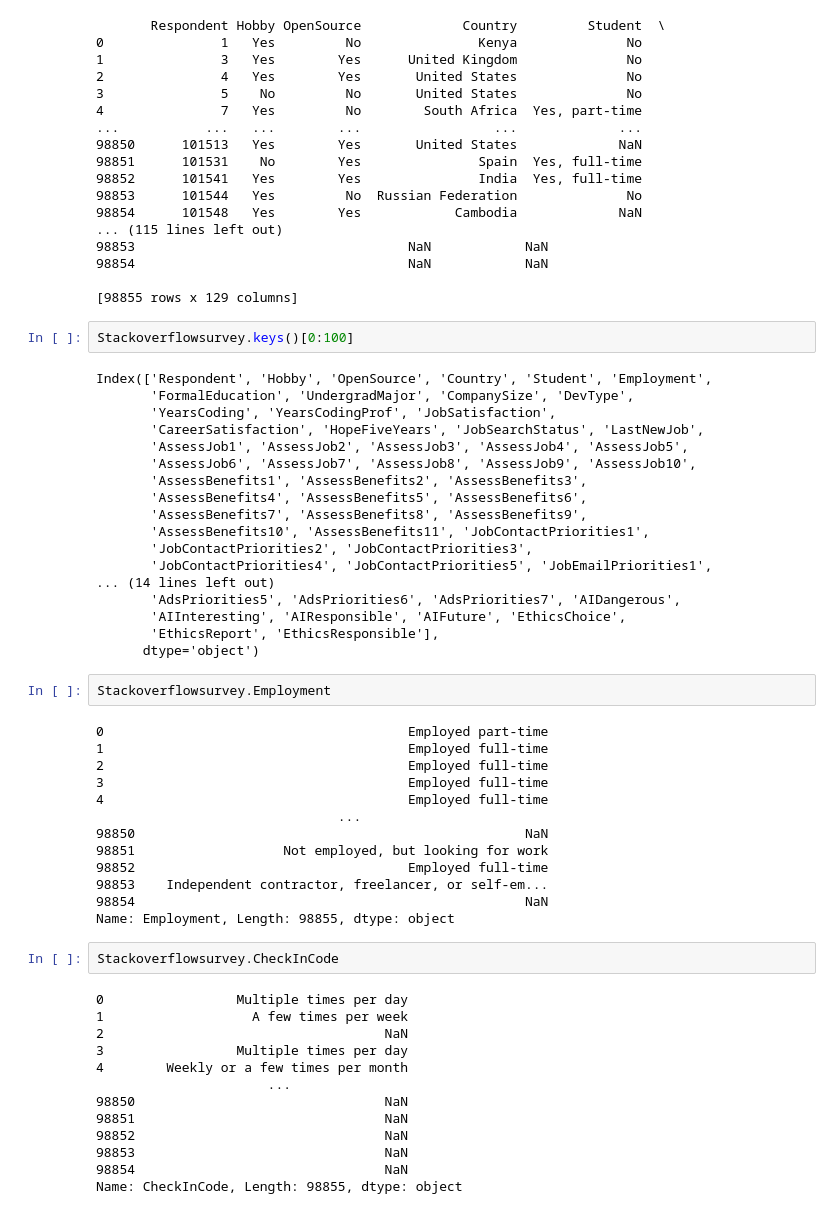
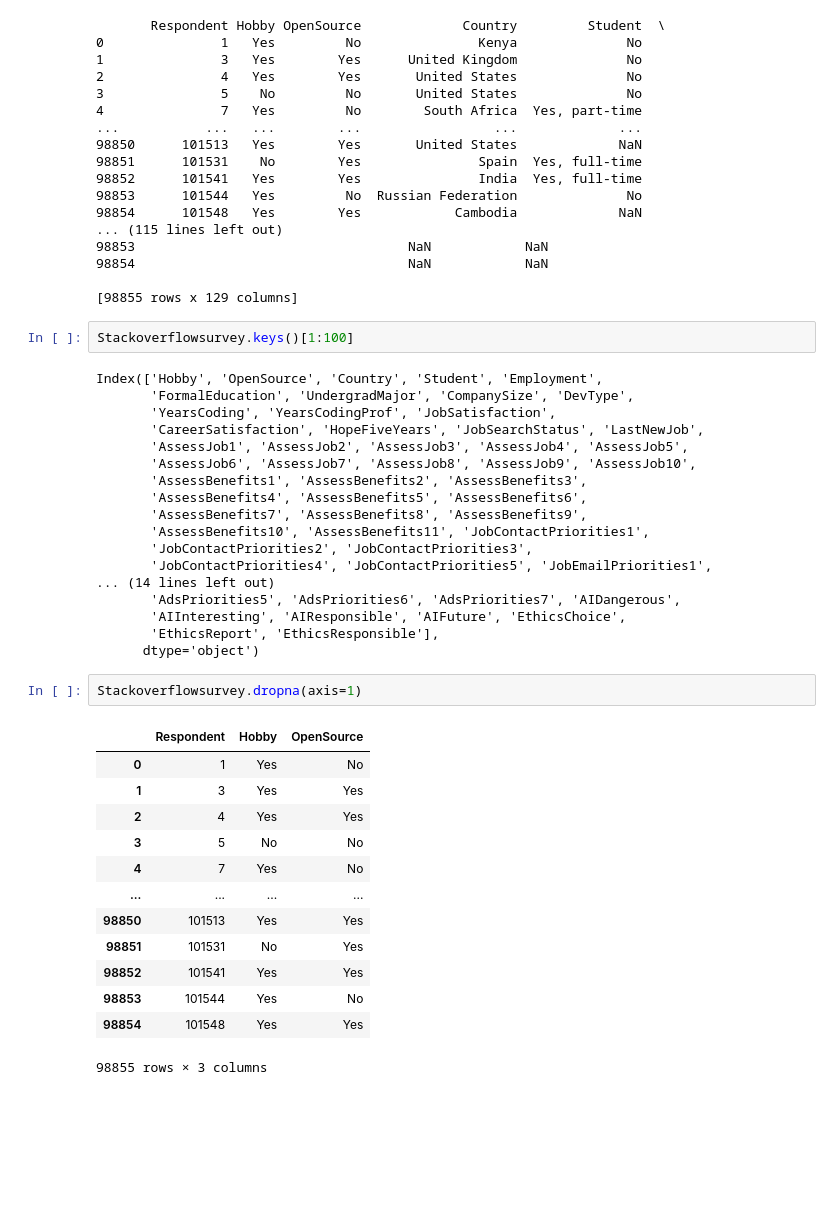
Before and after one commit to JackTyson95/CodeLancs_Assignments, a Jupyter notebook: Homework 2_Stackoverflow_Dataset.ipynb, the cells around one changed output. Cells and saved outputs as stored; diff of their text form; blank space fills up the shorter version.

```diff
--- a/Homework 2_Stackoverflow_Dataset.ipynb
+++ b/Homework 2_Stackoverflow_Dataset.ipynb
@@ -26,9 +26,9 @@ print(Stackoverflowsurvey)
 
 [98855 rows x 129 columns]
 # %%
-Stackoverflowsurvey.keys()[0:100]
+Stackoverflowsurvey.keys()[1:100]
 # %% [output]
-Index(['Respondent', 'Hobby', 'OpenSource', 'Country', 'Student', 'Employment',
+Index(['Hobby', 'OpenSource', 'Country', 'Student', 'Employment',
        'FormalEducation', 'UndergradMajor', 'CompanySize', 'DevType',
        'YearsCoding', 'YearsCodingProf', 'JobSatisfaction',
        'CareerSatisfaction', 'HopeFiveYears', 'JobSearchStatus', 'LastNewJob',
@@ -45,36 +45,22 @@ Index(['Respondent', 'Hobby', 'OpenSource', 'Country', 'Student', 'Employment',
        'AIInteresting', 'AIResponsible', 'AIFuture', 'EthicsChoice',
        'EthicsReport', 'EthicsResponsible'],
       dtype='object')
-# %%
-Stackoverflowsurvey.Employment
-# %% [output]
-0                                       Employed part-time
-1                                       Employed full-time
-2                                       Employed full-time
-3                                       Employed full-time
-4                                       Employed full-time
-                               ...
-98850                                                  NaN
-98851                   Not employed, but looking for work
-98852                                   Employed full-time
-98853    Independent contractor, freelancer, or self-em...
-98854                                                  NaN
-Name: Employment, Length: 98855, dtype: object
-# %%
-Stackoverflowsurvey.CheckInCode
-# %% [output]
-0                 Multiple times per day
-1                   A few times per week
-2                                    NaN
-3                 Multiple times per day
-4        Weekly or a few times per month
-                      ...
-98850                                NaN
-98851                                NaN
-98852                                NaN
-98853                                NaN
-98854                                NaN
-Name: CheckInCode, Length: 98855, dtype: object
+# %%
+Stackoverflowsurvey.dropna(axis=1)
+# %% [output]
+|  | Respondent | Hobby | OpenSource |
+| 0 | 1 | Yes | No |
+| 1 | 3 | Yes | Yes |
+| 2 | 4 | Yes | Yes |
+| 3 | 5 | No | No |
+| 4 | 7 | Yes | No |
+| ... | ... | ... | ... |
+| 98850 | 101513 | Yes | Yes |
+| 98851 | 101531 | No | Yes |
+| 98852 | 101541 | Yes | Yes |
+| 98853 | 101544 | Yes | No |
+| 98854 | 101548 | Yes | Yes |
+98855 rows × 3 columns
 # %%
 
 cross_tab = pd.crosstab(Stackoverflowsurvey['Employment'], Stackoverflowsurvey['CheckInCode'])
```
Also changed, not shown: parts of 1 cell of this notebook.
